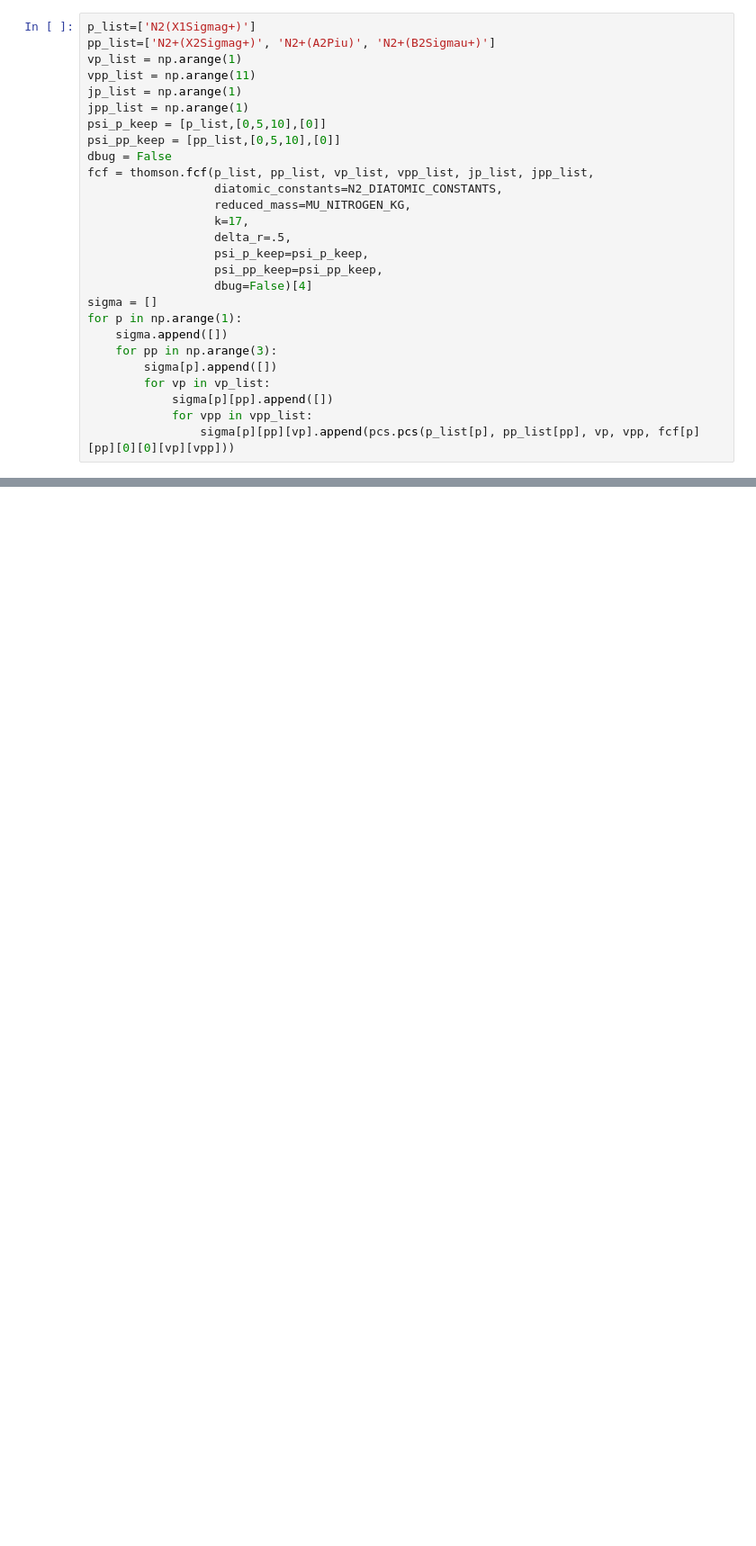
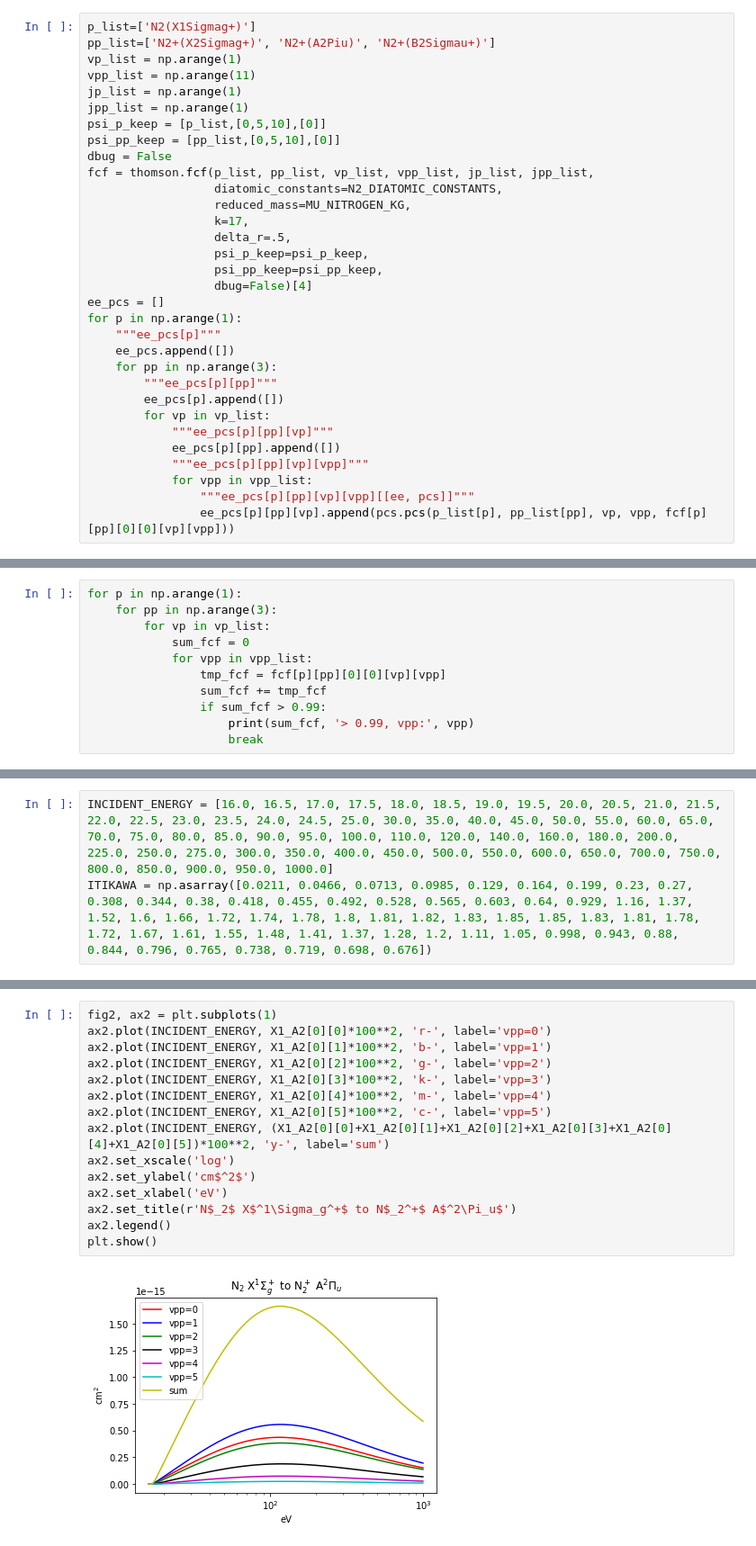
Before and after one commit to USNavalResearchLaboratory/nepc, a Jupyter notebook: nepc/methods/pcs/pcs.ipynb, the cells around one changed output, grey strips where cells are left out. Shown at 90% size. Cells and saved outputs as stored; diff of their text form; blank space fills up the shorter version.

Commit message:
added figures to pcs notebook

```diff
--- a/nepc/methods/pcs/pcs.ipynb
+++ b/nepc/methods/pcs/pcs.ipynb
@@ -24,12 +27,17 @@ fcf = thomson.fcf(p_list, pp_list, vp_list, vpp_list, jp_list, jpp_list,
                   psi_p_keep=psi_p_keep,
                   psi_pp_keep=psi_pp_keep,
                   dbug=False)[4]
-sigma = []
+ee_pcs = []
 for p in np.arange(1):
-    sigma.append([])
+    """ee_pcs[p]"""
+    ee_pcs.append([])
     for pp in np.arange(3):
-        sigma[p].append([])
+        """ee_pcs[p][pp]"""
+        ee_pcs[p].append([])
         for vp in vp_list:
-            sigma[p][pp].append([])
+            """ee_pcs[p][pp][vp]"""
+            ee_pcs[p][pp].append([])
+            """ee_pcs[p][pp][vp][vpp]"""
             for vpp in vpp_list:
-                sigma[p][pp][vp].append(pcs.pcs(p_list[p], pp_list[pp], vp, vpp, fcf[p][pp][0][0][vp][vpp]))
+                """ee_pcs[p][pp][vp][vpp][[ee, pcs]]"""
+                ee_pcs[p][pp][vp].append(pcs.pcs(p_list[p], pp_list[pp], vp, vpp, fcf[p][pp][0][0][vp][vpp]))
@@ -55,0 +47,11 @@ sigma
+# %%
+for p in np.arange(1):
+    for pp in np.arange(3):
+        for vp in vp_list:
+            sum_fcf = 0
+            for vpp in vpp_list:
+                tmp_fcf = fcf[p][pp][0][0][vp][vpp]
+                sum_fcf += tmp_fcf
+                if sum_fcf > 0.99:
+                    print(sum_fcf, '> 0.99, vpp:', vpp)
+                    break
@@ -55,0 +64,3 @@ sigma
+# %%
+INCIDENT_ENERGY = [16.0, 16.5, 17.0, 17.5, 18.0, 18.5, 19.0, 19.5, 20.0, 20.5, 21.0, 21.5, 22.0, 22.5, 23.0, 23.5, 24.0, 24.5, 25.0, 30.0, 35.0, 40.0, 45.0, 50.0, 55.0, 60.0, 65.0, 70.0, 75.0, 80.0, 85.0, 90.0, 95.0, 100.0, 110.0, 120.0, 140.0, 160.0, 180.0, 200.0, 225.0, 250.0, 275.0, 300.0, 350.0, 400.0, 450.0, 500.0, 550.0, 600.0, 650.0, 700.0, 750.0, 800.0, 850.0, 900.0, 950.0, 1000.0]
+ITIKAWA = np.asarray([0.0211, 0.0466, 0.0713, 0.0985, 0.129, 0.164, 0.199, 0.23, 0.27, 0.308, 0.344, 0.38, 0.418, 0.455, 0.492, 0.528, 0.565, 0.603, 0.64, 0.929, 1.16, 1.37, 1.52, 1.6, 1.66, 1.72, 1.74, 1.78, 1.8, 1.81, 1.82, 1.83, 1.85, 1.85, 1.83, 1.81, 1.78, 1.72, 1.67, 1.61, 1.55, 1.48, 1.41, 1.37, 1.28, 1.2, 1.11, 1.05, 0.998, 0.943, 0.88, 0.844, 0.796, 0.765, 0.738, 0.719, 0.698, 0.676])
@@ -55,0 +119,17 @@ sigma
+# %%
+fig2, ax2 = plt.subplots(1)
+ax2.plot(INCIDENT_ENERGY, X1_A2[0][0]*100**2, 'r-', label='vpp=0')
+ax2.plot(INCIDENT_ENERGY, X1_A2[0][1]*100**2, 'b-', label='vpp=1')
+ax2.plot(INCIDENT_ENERGY, X1_A2[0][2]*100**2, 'g-', label='vpp=2')
+ax2.plot(INCIDENT_ENERGY, X1_A2[0][3]*100**2, 'k-', label='vpp=3')
+ax2.plot(INCIDENT_ENERGY, X1_A2[0][4]*100**2, 'm-', label='vpp=4')
+ax2.plot(INCIDENT_ENERGY, X1_A2[0][5]*100**2, 'c-', label='vpp=5')
+ax2.plot(INCIDENT_ENERGY, (X1_A2[0][0]+X1_A2[0][1]+X1_A2[0][2]+X1_A2[0][3]+X1_A2[0][4]+X1_A2[0][5])*100**2, 'y-', label='sum')
+ax2.set_xscale('log')
+ax2.set_ylabel('cm$^2$')
+ax2.set_xlabel('eV')
+ax2.set_title(r'N$_2$ X$^1\Sigma_g^+$ to N$_2^+$ A$^2\Pi_u$')
+ax2.legend()
+plt.show()
+# %% [output]
+[figure, added]
```
Also changed, not shown: parts of 15 cells of this notebook.
